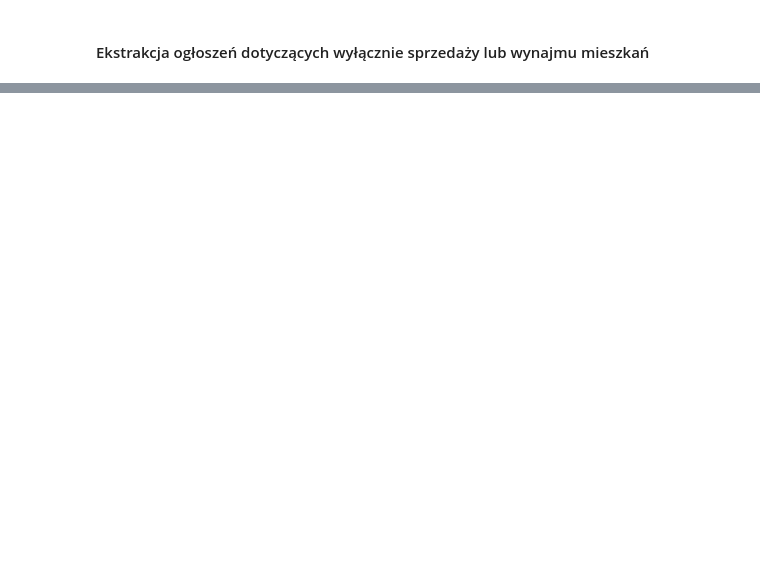
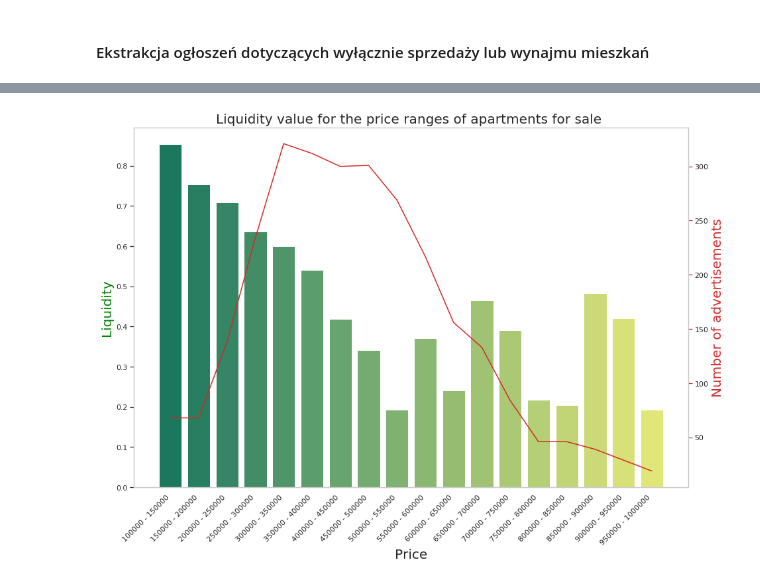
Before and after one commit to agnieszkajaniak/olx, a Jupyter notebook: Zadanie rekrutacyjne Otodom Product Analyst.ipynb, the cells around one changed output, grey strips where cells are left out. Saved outputs shown, nothing was run; the diff lists cells and outputs as text; code cells hidden in the pictures; blank space fills up the shorter version.

Commit message:
prices

```diff
--- a/Zadanie rekrutacyjne Otodom Product Analyst.ipynb
+++ b/Zadanie rekrutacyjne Otodom Product Analyst.ipynb
@@ -506,0 +504,5 @@ apartments = cursor.fetchall()
+# %%
+lim101['intervals'] = pd.cut(lim101['price'],
+                        bins=breaks,
+                        labels =range(1,19,+1),
+                        include_lowest=True)
@@ -506,0 +523,5 @@ apartments = cursor.fetchall()
+# %%
+#grupowanie dla przedziałów
+intervals101 = lim101.groupby('intervals')['reply'].apply(lambda x: x.sum()/x.count())
+count101 = lim101.groupby('intervals')['reply'].count()
+intervals101
@@ -506,0 +549,11 @@ apartments = cursor.fetchall()
+# %%
+#utworzenie dataframe z wyników group by
+inter_liq = intervals101.to_frame()
+# %%
+inter_liq['labels'] = ''
+for i in range(len(inter_liq)):
+    inter_liq['labels'][i] = str(breaks[i]) + ' - ' + str(breaks[i+1])
+
+inter_liq['count'] = 0
+for i in range(len(inter_liq)):
+    inter_liq['count'][i] = count101[i]
@@ -506,0 +611,20 @@ apartments = cursor.fetchall()
+# %%
+fig, ax1 = plt.subplots(figsize=(15,10))
+color = 'tab:green'
+ax1.set_title('Liquidity value for the price ranges of apartments for sale ', fontsize=20)
+ax1.set_xticklabels(ax1.get_xticklabels(), rotation=45, horizontalalignment='right')
+ax1.grid(False)
+ax2 = sns.barplot(x='labels', y='reply', data = inter_liq, palette='summer')
+ax1.tick_params(axis='y')
+ax2 = ax1.twinx()
+color = 'tab:red'
+ax2 = sns.lineplot(x='labels', y='count', data = inter_liq, sort=False, color=color)
+ax2.tick_params(axis='y', color=color)
+ax2.grid(False)
+ax1.set_ylabel('Liquidity', fontsize=20, color='green')
+ax1.set_xlabel('Price', fontsize=20)
+ax2.set_ylabel('Number of advertisements', fontsize=20, color=color)
+plt.savefig('prices.png')
+plt.show()
+# %% [output]
+[figure, added]
```
Also changed, not shown: parts of 24 cells of this notebook, 2 other files.
